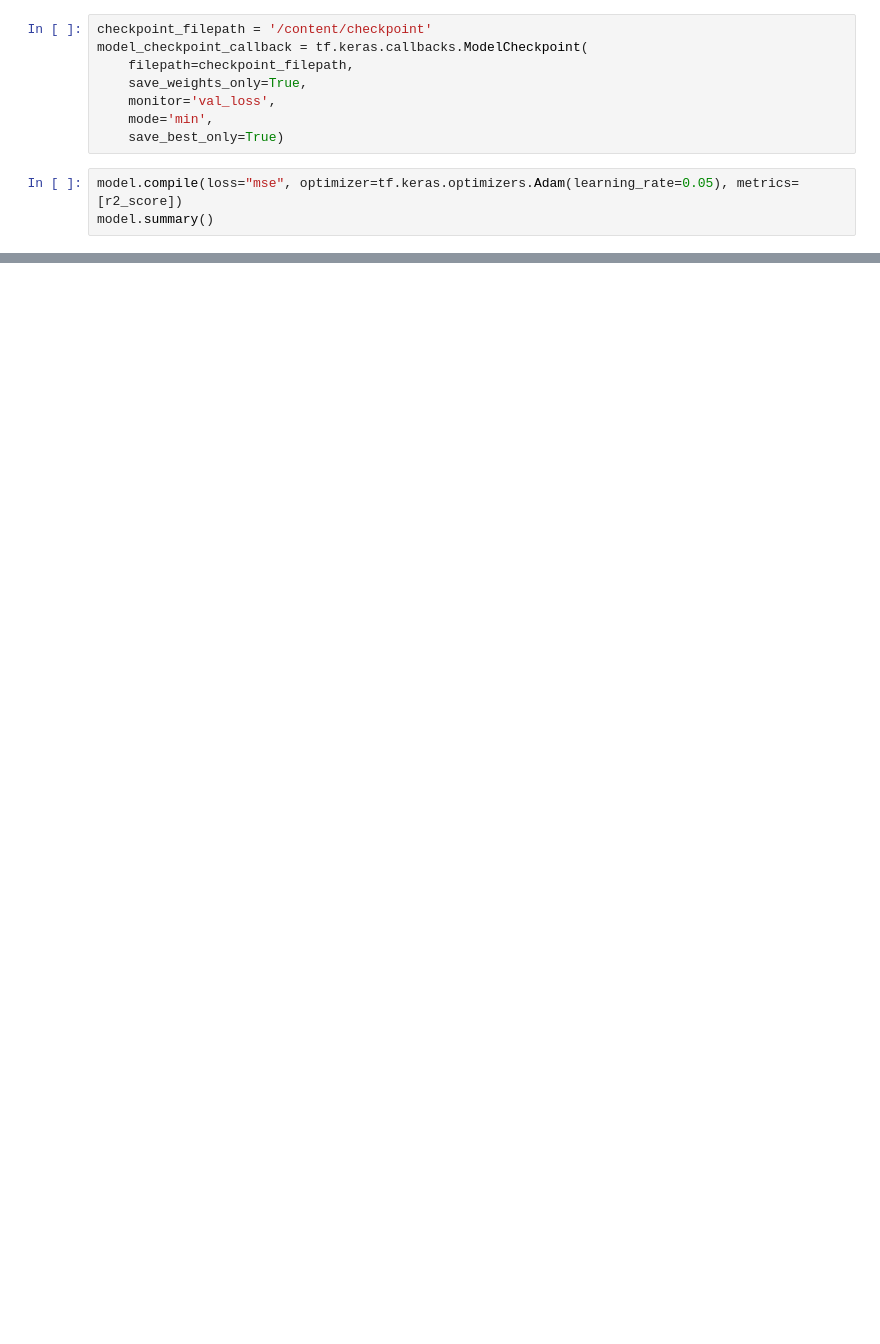
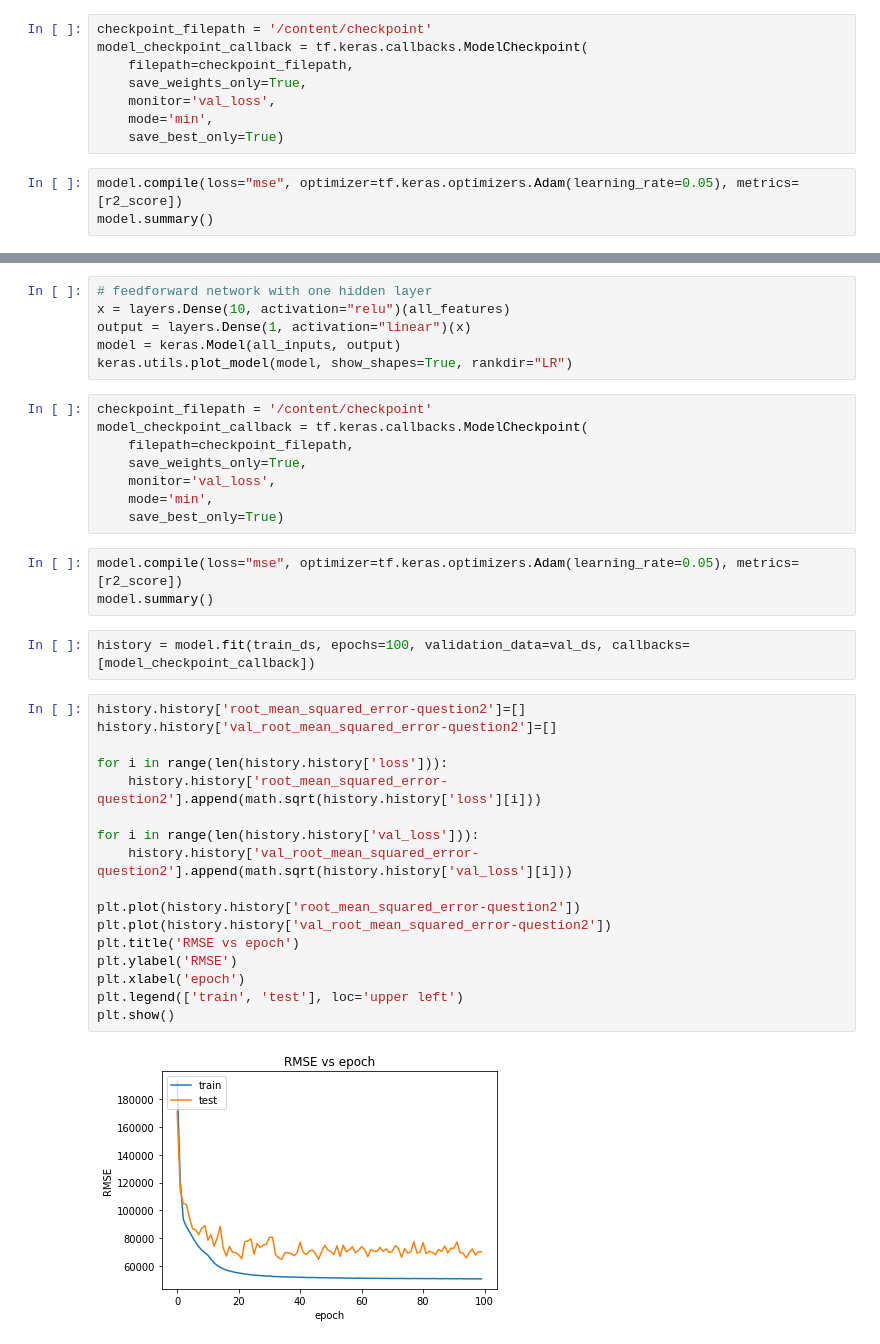
Before and after one commit to kirath2205/Neural-Network-Assignment-1, a Jupyter notebook: start_1b.ipynb, the cells around one changed output, grey strips where cells are left out. Drawn from its saved outputs; the diff is of its cells as text; blank space fills up the shorter version.

Commit message:
completed question 2

```diff
--- a/start_1b.ipynb
+++ b/start_1b.ipynb
@@ -235,0 +282,38 @@ plt.scatter(true_values_batch_128, test_predictions_batch_128)
+# %%
+# feedforward network with one hidden layer
+x = layers.Dense(10, activation="relu")(all_features)
+output = layers.Dense(1, activation="linear")(x)
+model = keras.Model(all_inputs, output)
+keras.utils.plot_model(model, show_shapes=True, rankdir="LR")
+# %%
+checkpoint_filepath = '/content/checkpoint'
+model_checkpoint_callback = tf.keras.callbacks.ModelCheckpoint(
+    filepath=checkpoint_filepath,
+    save_weights_only=True,
+    monitor='val_loss',
+    mode='min',
+    save_best_only=True)
+# %%
+model.compile(loss="mse", optimizer=tf.keras.optimizers.Adam(learning_rate=0.05), metrics=[r2_score])
+model.summary()
+# %%
+history = model.fit(train_ds, epochs=100, validation_data=val_ds, callbacks=[model_checkpoint_callback])
+# %%
+history.history['root_mean_squared_error-question2']=[]
+history.history['val_root_mean_squared_error-question2']=[]
+
+for i in range(len(history.history['loss'])):
+    history.history['root_mean_squared_error-question2'].append(math.sqrt(history.history['loss'][i]))
+
+for i in range(len(history.history['val_loss'])):
+    history.history['val_root_mean_squared_error-question2'].append(math.sqrt(history.history['val_loss'][i]))
+
+plt.plot(history.history['root_mean_squared_error-question2'])
+plt.plot(history.history['val_root_mean_squared_error-question2'])
+plt.title('RMSE vs epoch')
+plt.ylabel('RMSE')
+plt.xlabel('epoch')
+plt.legend(['train', 'test'], loc='upper left')
+plt.show()
+# %% [output]
+[figure, added]
```
Also changed, not shown: parts of 16 cells of this notebook.
